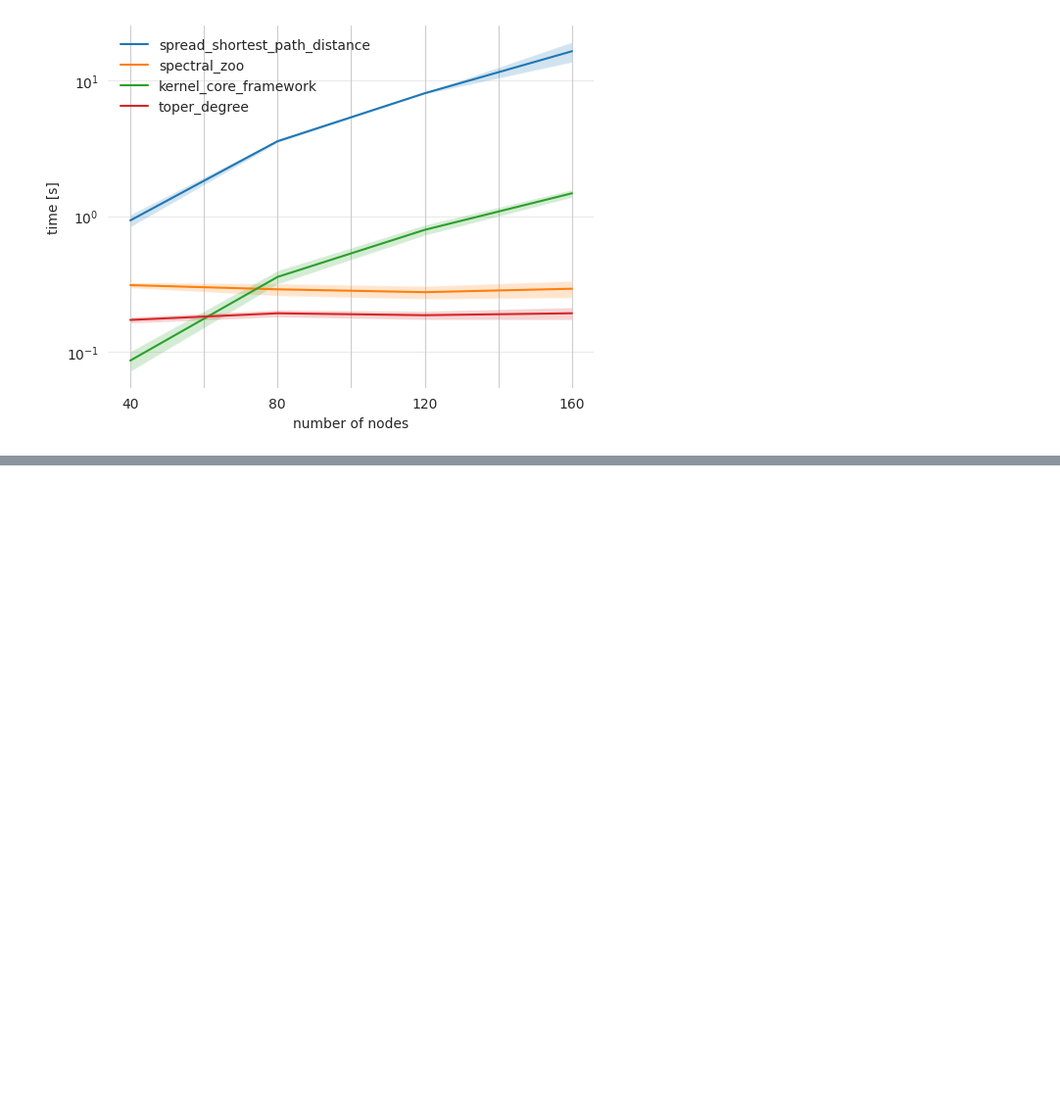
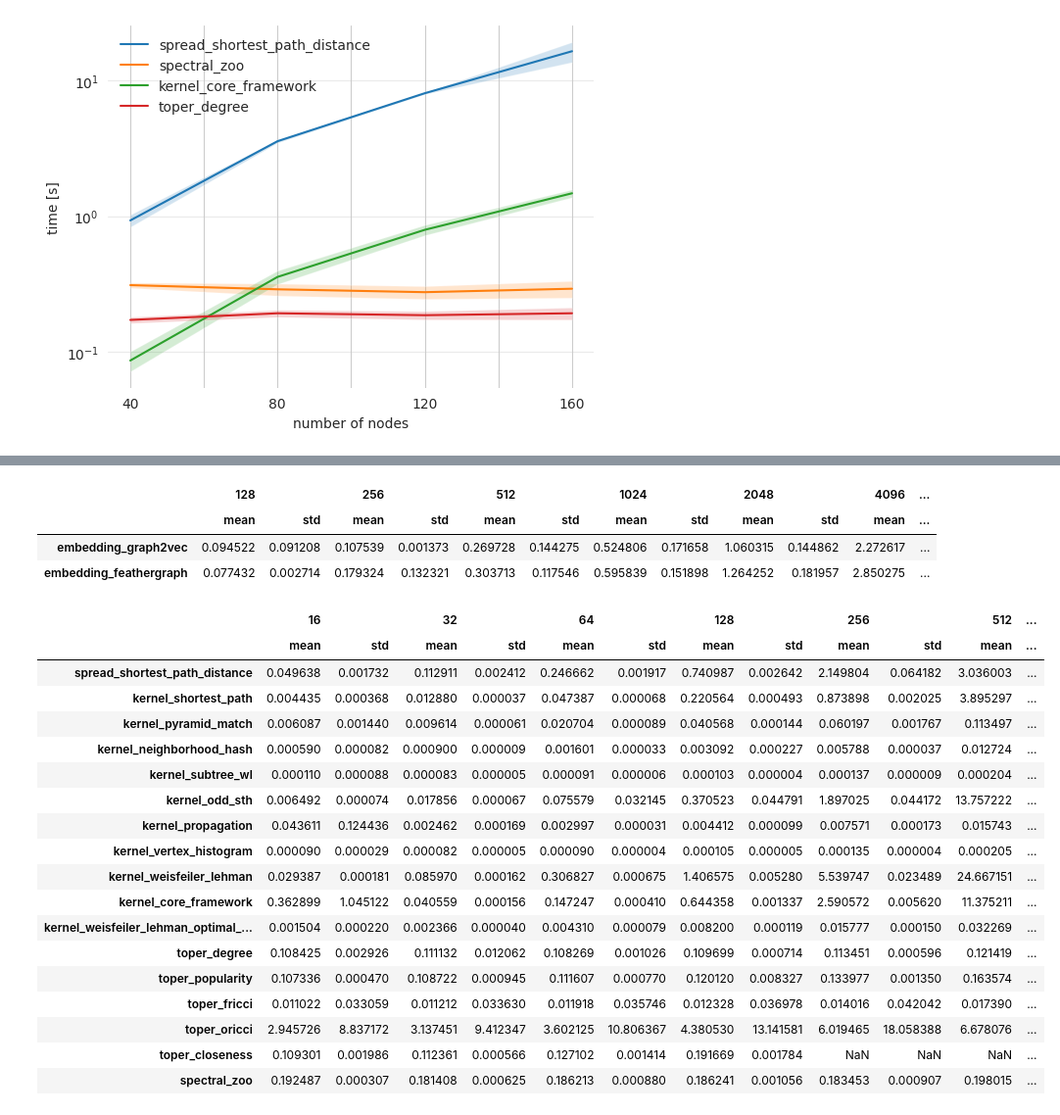
Before and after one commit to aidos-lab/diversity_curves, a Jupyter notebook: complexity/time_complexity.ipynb, the cells around one changed output, grey strips where cells are left out. Shown at 98% size. Cells and saved outputs as stored; diff of their text form; code cells hidden in the pictures; blank space fills up the shorter version.

```diff
--- a/complexity/time_complexity.ipynb
+++ b/complexity/time_complexity.ipynb
@@ -316,0 +320,9 @@ ax.grid(visible=True, axis='y', alpha=0.4)
+# %%
+times_df = pd.read_csv('complexity/results/time_complexities.csv', index_col=0, header=[0,1])
+embedding_large_df = pd.read_csv('complexity/results/time_complexities_embedding_ngraphs_30_maxnodes_8192.csv', index_col=0, header=[0,1])
+ph_large_df = pd.read_csv('complexity/results/time_complexities_ph_ngraphs_30_maxnodes_8192.csv', index_col=0, header = [0,1])
+ph_vr_large_df = pd.read_csv('complexity/results/time_complexities_ph_vietorisrips_ngraphs_30_maxnodes_8192.csv', index_col=0, header=[0,1])
+toper_large_df = pd.read_csv('complexity/results/time_complexities_toper_ngraphs_30_maxnodes_8192.csv', index_col=0, header= [0,1])
+kernel_large_df = pd.read_csv('complexity/results/time_complexities_toper_ngraphs_30_maxnodes_8192.csv', index_col=0, header = [0,1])
+divcurve_large_df = pd.read_csv('complexity/results/time_complexities_magnitude_ngraphs_30.csv', index_col=0, header=[0,1])
+spectralzoo_large_df = pd.read_csv('complexity/results/time_complexities_spectralzoo_ngraphs_30.csv', index_col=0, header=[0,1])
@@ -316,0 +361,29 @@ ax.grid(visible=True, axis='y', alpha=0.4)
+# %%
+embedding_large_df
+# %% [output]
+|  | 128 |  | 256 |  | 512 |  | 1024 |  | 2048 |  | 4096 | ... |
+|  | mean | std | mean | std | mean | std | mean | std | mean | std | mean | ... |
+| embedding_graph2vec | 0.094522 | 0.091208 | 0.107539 | 0.001373 | 0.269728 | 0.144275 | 0.524806 | 0.171658 | 1.060315 | 0.144862 | 2.272617 | ... |
+| embedding_feathergraph | 0.077432 | 0.002714 | 0.179324 | 0.132321 | 0.303713 | 0.117546 | 0.595839 | 0.151898 | 1.264252 | 0.181957 | 2.850275 | ... |
+# %%
+times_df
+# %% [output]
+|  | 16 |  | 32 |  | 64 |  | 128 |  | 256 |  | 512 | ... |
+|  | mean | std | mean | std | mean | std | mean | std | mean | std | mean | ... |
+| spread_shortest_path_distance | 0.049638 | 0.001732 | 0.112911 | 0.002412 | 0.246662 | 0.001917 | 0.740987 | 0.002642 | 2.149804 | 0.064182 | 3.036003 | ... |
+| kernel_shortest_path | 0.004435 | 0.000368 | 0.012880 | 0.000037 | 0.047387 | 0.000068 | 0.220564 | 0.000493 | 0.873898 | 0.002025 | 3.895297 | ... |
+| kernel_pyramid_match | 0.006087 | 0.001440 | 0.009614 | 0.000061 | 0.020704 | 0.000089 | 0.040568 | 0.000144 | 0.060197 | 0.001767 | 0.113497 | ... |
+| kernel_neighborhood_hash | 0.000590 | 0.000082 | 0.000900 | 0.000009 | 0.001601 | 0.000033 | 0.003092 | 0.000227 | 0.005788 | 0.000037 | 0.012724 | ... |
+| kernel_subtree_wl | 0.000110 | 0.000088 | 0.000083 | 0.000005 | 0.000091 | 0.000006 | 0.000103 | 0.000004 | 0.000137 | 0.000009 | 0.000204 | ... |
+| kernel_odd_sth | 0.006492 | 0.000074 | 0.017856 | 0.000067 | 0.075579 | 0.032145 | 0.370523 | 0.044791 | 1.897025 | 0.044172 | 13.757222 | ... |
+| kernel_propagation | 0.043611 | 0.124436 | 0.002462 | 0.000169 | 0.002997 | 0.000031 | 0.004412 | 0.000099 | 0.007571 | 0.000173 | 0.015743 | ... |
+| kernel_vertex_histogram | 0.000090 | 0.000029 | 0.000082 | 0.000005 | 0.000090 | 0.000004 | 0.000105 | 0.000005 | 0.000135 | 0.000004 | 0.000205 | ... |
+| kernel_weisfeiler_lehman | 0.029387 | 0.000181 | 0.085970 | 0.000162 | 0.306827 | 0.000675 | 1.406575 | 0.005280 | 5.539747 | 0.023489 | 24.667151 | ... |
+| kernel_core_framework | 0.362899 | 1.045122 | 0.040559 | 0.000156 | 0.147247 | 0.000410 | 0.644358 | 0.001337 | 2.590572 | 0.005620 | 11.375211 | ... |
+| kernel_weisfeiler_lehman_optimal_... | 0.001504 | 0.000220 | 0.002366 | 0.000040 | 0.004310 | 0.000079 | 0.008200 | 0.000119 | 0.015777 | 0.000150 | 0.032269 | ... |
+| toper_degree | 0.108425 | 0.002926 | 0.111132 | 0.012062 | 0.108269 | 0.001026 | 0.109699 | 0.000714 | 0.113451 | 0.000596 | 0.121419 | ... |
+| toper_popularity | 0.107336 | 0.000470 | 0.108722 | 0.000945 | 0.111607 | 0.000770 | 0.120120 | 0.008327 | 0.133977 | 0.001350 | 0.163574 | ... |
+| toper_fricci | 0.011022 | 0.033059 | 0.011212 | 0.033630 | 0.011918 | 0.035746 | 0.012328 | 0.036978 | 0.014016 | 0.042042 | 0.017390 | ... |
+| toper_oricci | 2.945726 | 8.837172 | 3.137451 | 9.412347 | 3.602125 | 10.806367 | 4.380530 | 13.141581 | 6.019465 | 18.058388 | 6.678076 | ... |
+| toper_closeness | 0.109301 | 0.001986 | 0.112361 | 0.000566 | 0.127102 | 0.001414 | 0.191669 | 0.001784 | NaN | NaN | NaN | ... |
+| spectral_zoo | 0.192487 | 0.000307 | 0.181408 | 0.000625 | 0.186213 | 0.000880 | 0.186241 | 0.001056 | 0.183453 | 0.000907 | 0.198015 | ... |
```
Also changed, not shown: parts of 7 cells of this notebook, 7 other files.
